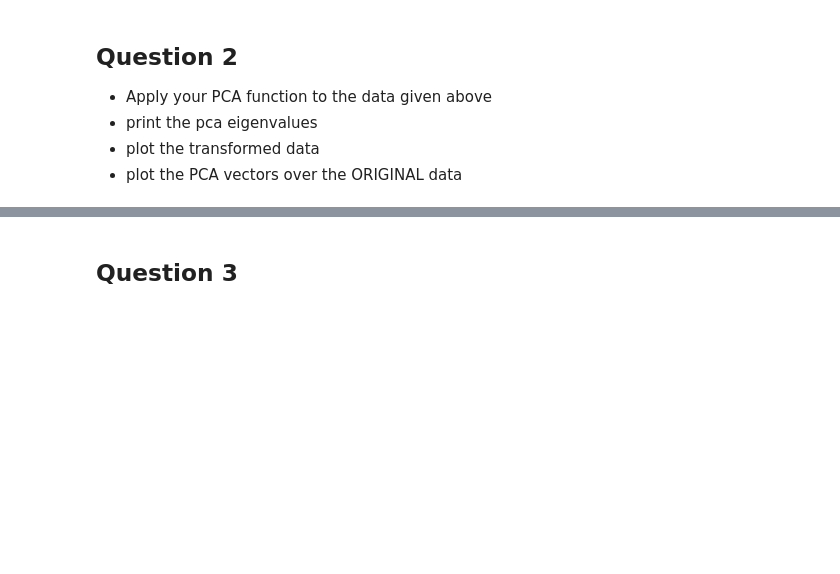
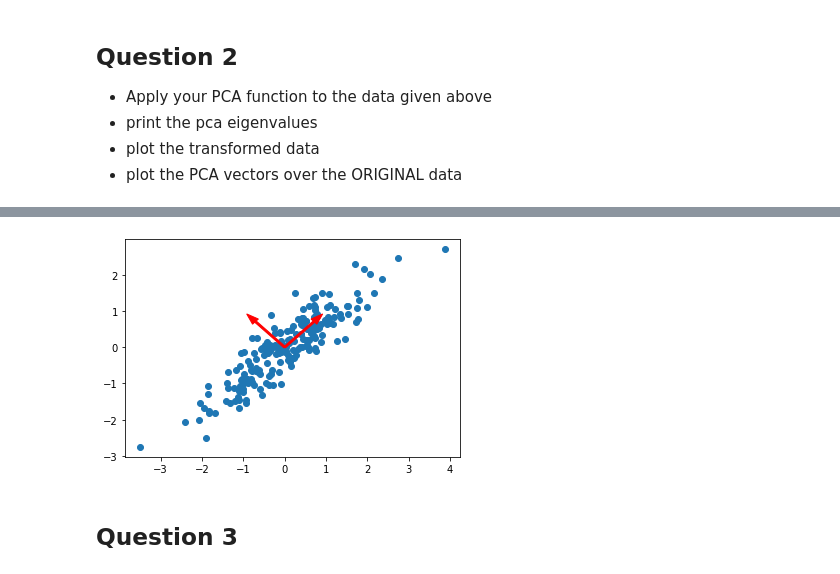
Before and after one commit to EHVB/AI-In-Medicine, a Jupyter notebook: Assignment6/Ehab Kamal - A6 PCA SVM.ipynb, the cells around one changed output, grey strips where cells are left out. Saved outputs shown, nothing was run; the diff lists cells and outputs as text; code cells hidden in the pictures; blank space fills up the shorter version.

```diff
--- a/Assignment6/Ehab Kamal - A6 PCA SVM.ipynb
+++ b/Assignment6/Ehab Kamal - A6 PCA SVM.ipynb
@@ -53,5 +91,10 @@ print("Eigenvalues are: ", sorted_eigenvalues)
 # %%
 ### Plot eigenvectors over ORIGINAL data
+plt.scatter(X[:, 0], X[:, 1])
+plt.arrow(0,0,sorted_eigenvectors[0, 0], sorted_eigenvectors[1, 0], color='red', width=0.05, head_width=0.2)
+plt.arrow(0,0,sorted_eigenvectors[0, 1], sorted_eigenvectors[1, 1], color='red', width=0.05, head_width=0.2);
+# %% [output]
+[figure, added]
 # %% [markdown]
 ## Question 3
 # %% [markdown]
```
Also changed, not shown: parts of 35 cells of this notebook, 1 other file.
